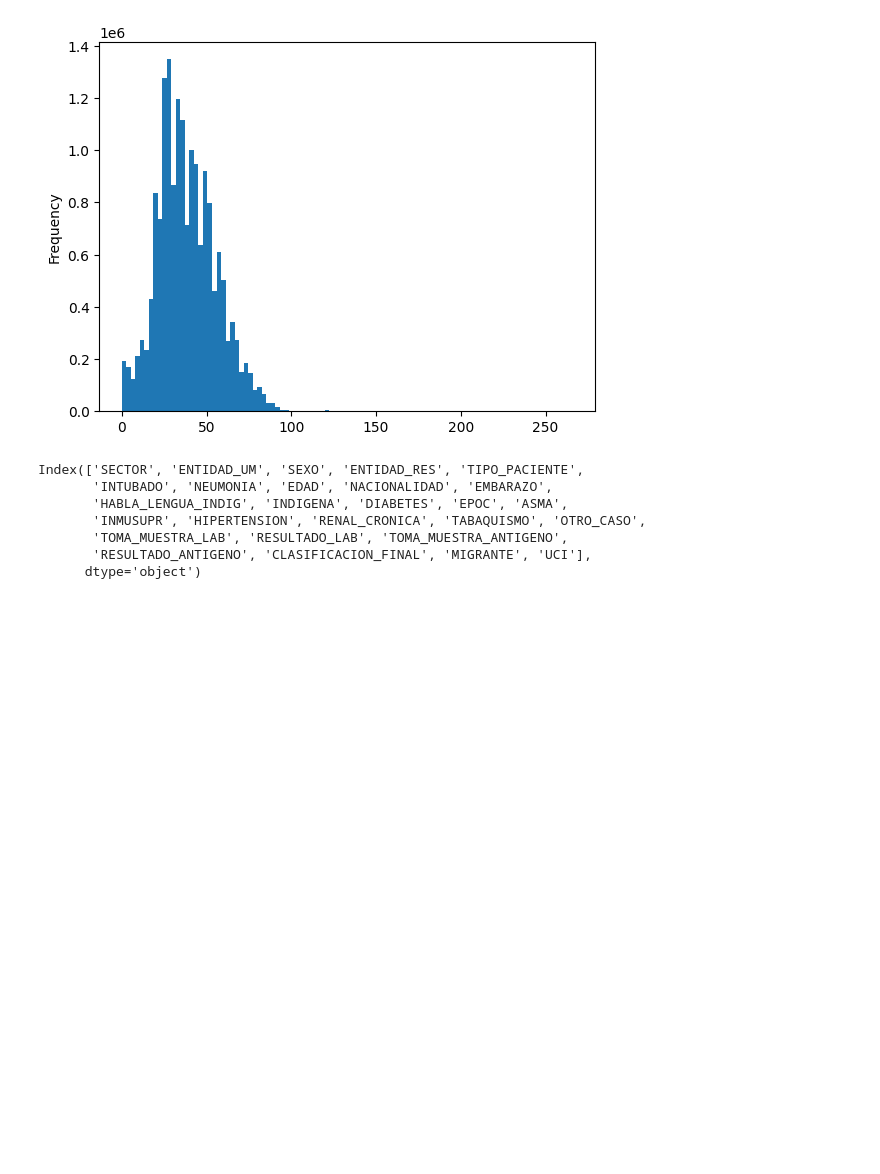
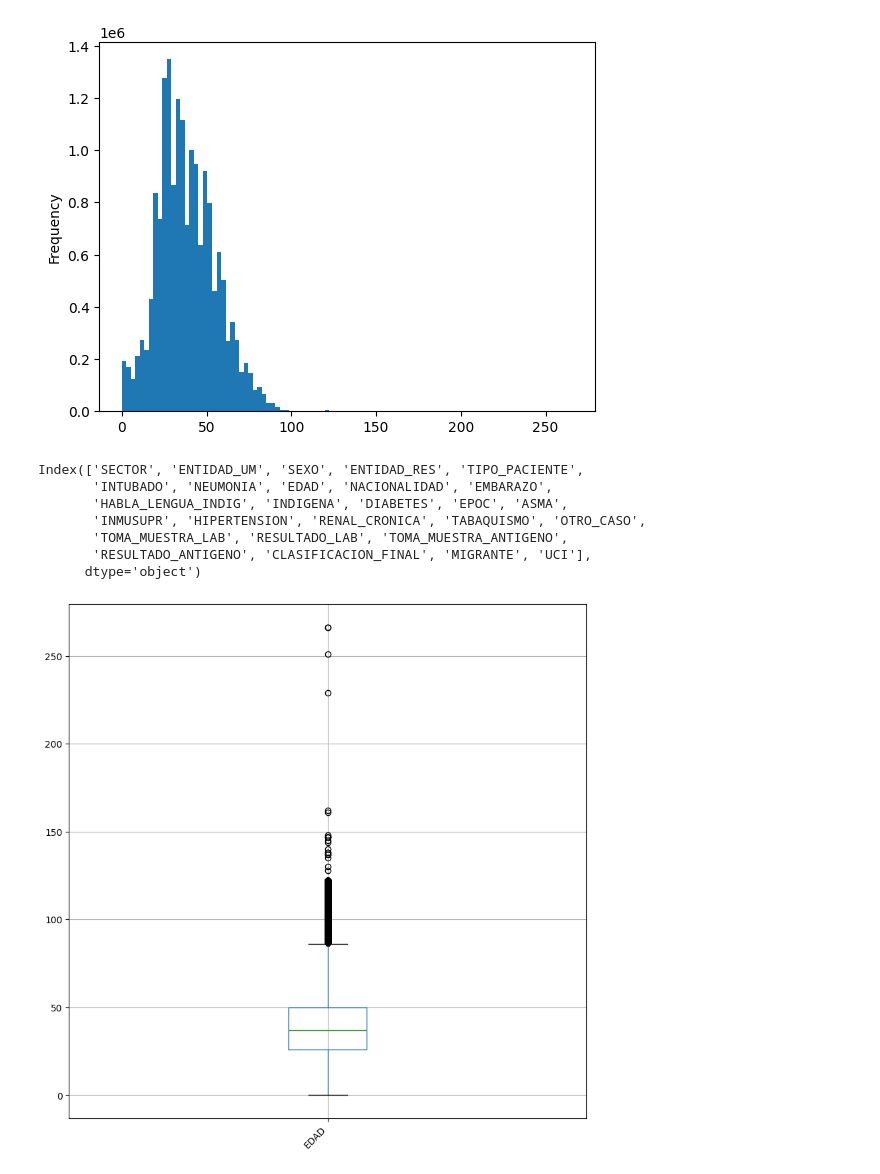
Before and after one commit to AldaCL/covid-da-project, a Jupyter notebook: COVID_data_cleanning.ipynb, the cells around one changed output. Cells and saved outputs as stored; diff of their text form; code cells hidden in the pictures; blank space fills up the shorter version.

Commit message:
First commit to setup project

```diff
--- a/COVID_data_cleanning.ipynb
+++ b/COVID_data_cleanning.ipynb
@@ -183,7 +183,13 @@ Index(['SECTOR', 'ENTIDAD_UM', 'SEXO', 'ENTIDAD_RES', 'TIPO_PACIENTE',
        'RESULTADO_ANTIGENO', 'CLASIFICACION_FINAL', 'MIGRANTE', 'UCI'],
       dtype='object')
 # %%
-# Generate a scatter plot of each pair of columns in numeric_df
+# Boxplot of first 10 numeric columns
+boxplot_df = numeric_df[['EDAD']]
 
-import seaborn as sns
-sns.pairplot(numeric_df)
+
+fig, ax = plt.subplots(nrows=1, ncols=1, figsize=(10, 10))
+boxplot_df.boxplot(ax=ax)
+ax.set_xticklabels(ax.get_xticklabels(),rotation = 45,horizontalalignment = 'right',)
+ax.tick_params(labelsize = 10)
+# %% [output]
+[figure, added]
```
Also changed, not shown: parts of 4 cells of this notebook, 3 other files.
